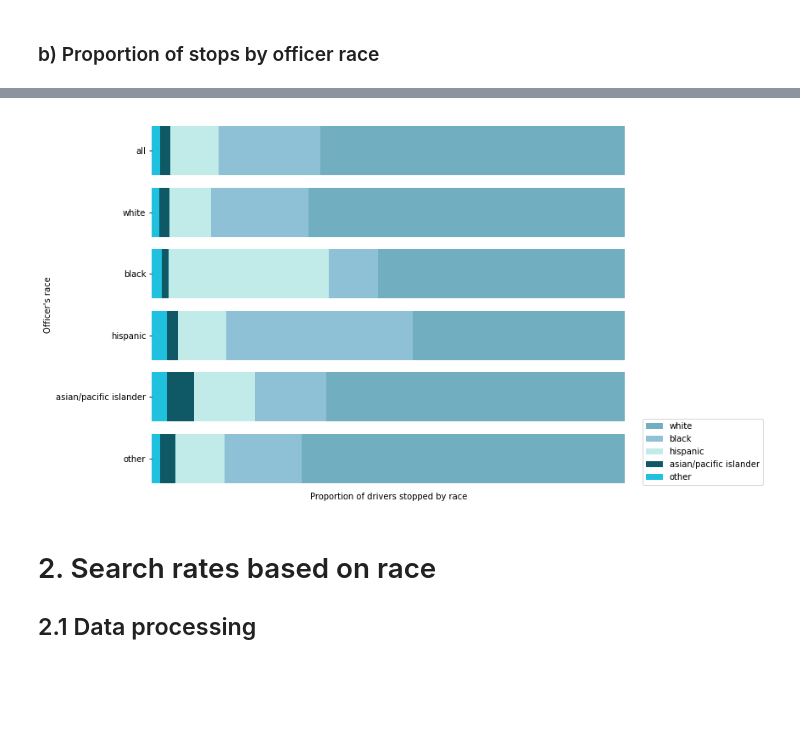
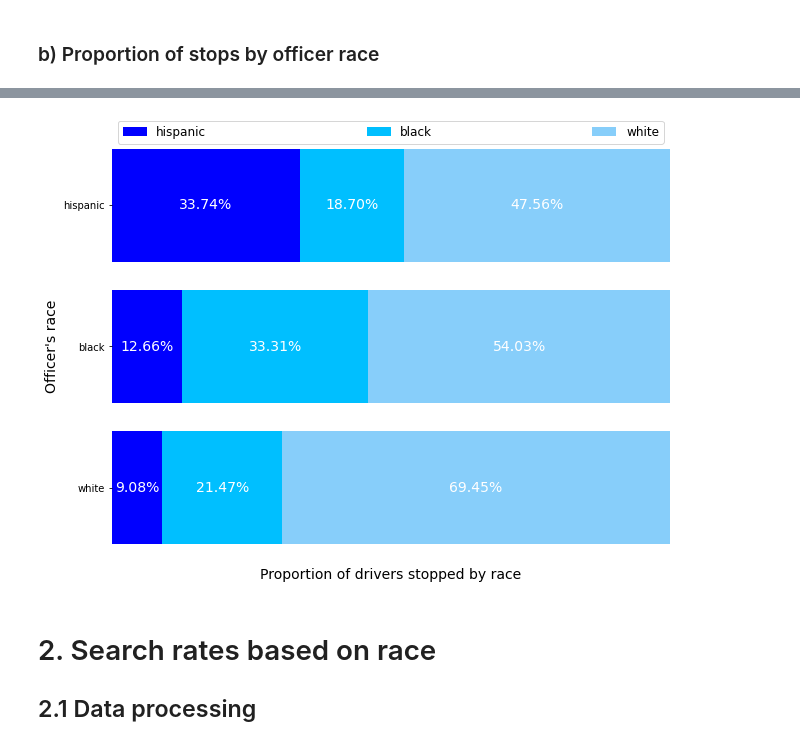
Before and after one commit to epfl-ada/ada-2020-project-milestone-p3-p3_adahn, a Jupyter notebook: analysis.ipynb, the cells around one changed output, grey strips where cells are left out. Saved outputs shown, nothing was run; the diff lists cells and outputs as text; code cells hidden in the pictures; blank space fills up the shorter version.

Commit message:
added officer stats and fixed some figures

```diff
--- a/analysis.ipynb
+++ b/analysis.ipynb
@@ -69,7 +69,7 @@ def countStops(df, stats, officer, races):
 
     return stats
 # %%
-races = ['white', 'black', 'hispanic', 'asian/pacific islander', 'other']
+races = ['white', 'black', 'hispanic']
 total = data_prop.shape[0]
 
 stat = pd.DataFrame([['all', 'all', total]], columns=['officer_race', 'subject_race', 'stop_count'])
@@ -172,37 +176,38 @@ races_bis.reverse()
 # %%
 # Initialize the matplotlib figure
 f, ax = plt.subplots(figsize=(10, 8))
 
 # Params for the plot aspect
-codes = ['deep', 'muted', 'pastel', 'dark', 'bright']
-colors = ['b', 'k', 'r', 'c', 'm', 'y']
+colors = ["lightskyblue", 'deepskyblue', 'blue']
 
-# Compute the length of the bars for each race
+# Compute the left offset for each race
 for race in races:
-    sums = 0
-    for race_rev in races_bis:
-        stat.loc[(stat['officer_race']==race)
-                  & (stat['subject_race']==race_rev), 'prop'] = stat.loc[(stat['officer_race']==race)
-                                                                           & (stat['subject_race']==race_rev), 'proportions'] + sums
-        sums += stat.loc[(stat['officer_race']==race) & (stat['subject_race']==race_rev), 'proportions'].to_numpy()[0]
-
-races.remove('all')
+    left = 1
+    for race2 in races:
+        left = left - stat.loc[(stat['officer_race']==race) & (stat['subject_race']==race2), 'proportions'].to_numpy()[0]
+        stat.loc[(stat['officer_race']==race) & (stat['subject_race']==race2), 'left'] = left
 
 # Plot the barplot
 for i in range(len(races)):
-    sns.set_color_codes(codes[i]) # Either cycle through codes or colors to have different colors
-    df = stat[stat['subject_race']==races[i]]
-    sns.barplot(x="prop", y="officer_race", data=df,label=races[i], color='c')
+    df = stat[(stat['officer_race']!='all') & (stat['subject_race']==races[i])]
+    ax.barh(df["officer_race"], df["proportions"], left=df["left"], label=races[i], color=colors[i])
 
-    #for i, v in enumerate(dat['proportions']):
-        #ax.text(dat.iloc[i,4], i-0.45, str(round(v,2)), color='blue')
+    # Add values to the figure
+    for row in df.iterrows():
+        value = row[1]["proportions"]
+        xcenter = row[1]["left"] + value/2
+        ax.text(xcenter, row[1]['officer_race'], "{:.2f}".format(value* 100)+"%", ha='center', va='center', color="white", fontsize=14)
 
 # Add a legend and informative axis label
-ax.legend(loc="lower right", frameon=True, bbox_to_anchor=(1.3, 0))
-ax.set(xlim=(0, 1), ylabel="Officer's race", xlabel="Proportion of drivers stopped by race", xticks=[])
+handles, labels = ax.get_legend_handles_labels()
+ax.legend(handles[::-1], labels[::-1], mode="expand", frameon=True, loc='upper center', ncol=3, bbox_to_anchor=(0., 0.93, 1., .102),fontsize=12)
+ax.set(xlim=(0, 1), xticks=[])
+ax.set_xlabel(xlabel="Proportion of drivers stopped by race",fontsize=14)
+ax.set_ylabel(ylabel="Officer's race",fontsize=14)
 sns.despine(left=True, bottom=True)
+f.savefig("figs/stopped_proportions")
 # %% [output]
-[figure, old version]
+[figure, new version]
 # %% [markdown]
 # 2. Search rates based on race
 
```
Also changed, not shown: parts of 30 cells of this notebook, 1 other file.
